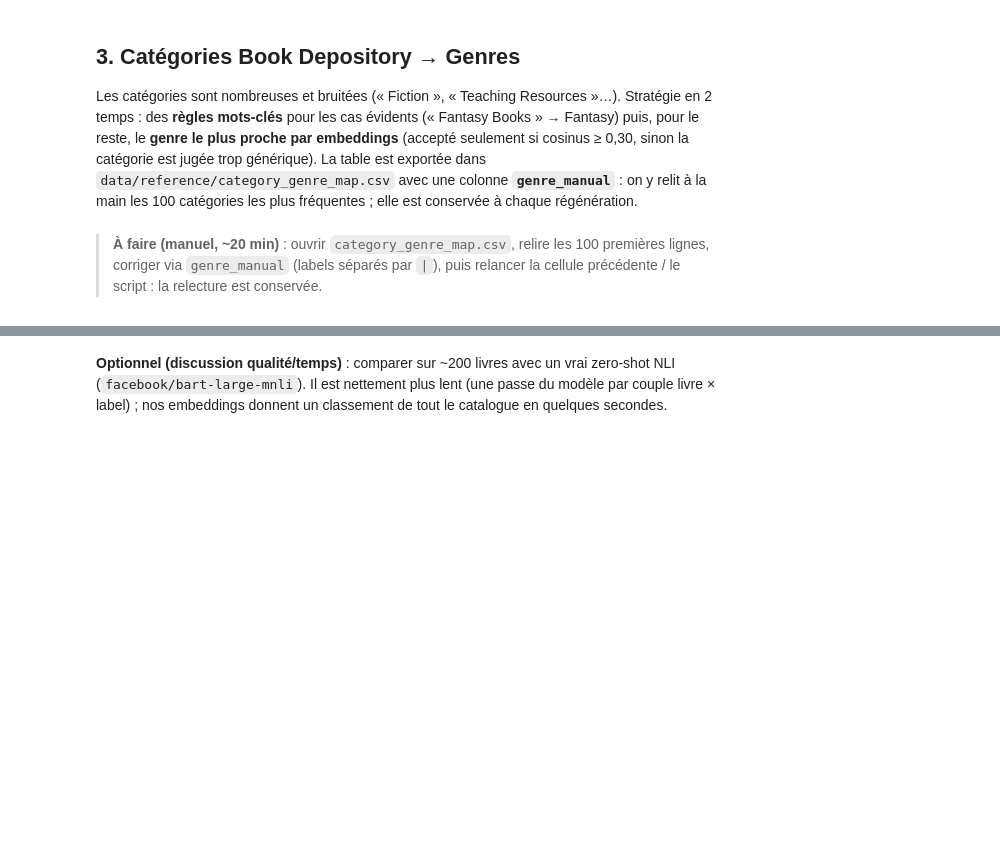
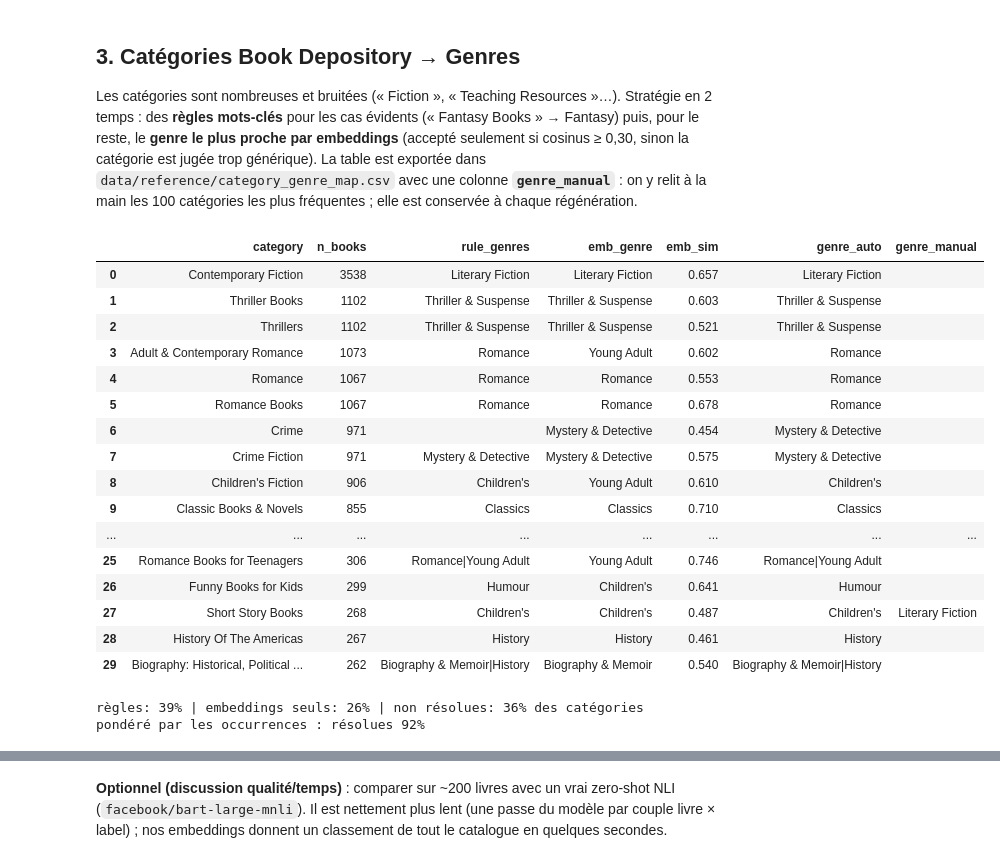
Before and after one commit to Jachriso/GenderBook-Projet-NLP, a Jupyter notebook: notebooks/02_reference_enrichment.ipynb, the cells around one changed output, grey strips where cells are left out. Drawn from its saved outputs; the diff is of its cells as text; code cells hidden in the pictures; blank space fills up the shorter version.

```diff
--- a/notebooks/02_reference_enrichment.ipynb
+++ b/notebooks/02_reference_enrichment.ipynb
@@ -42,9 +57,29 @@ print(book_emb.shape, {b: m.shape for b, (_, m) in enc_blocks.items()})
 Les catégories sont nombreuses et bruitées (« Fiction », « Teaching Resources »…). Stratégie en 2 temps : des **règles mots-clés** pour les cas évidents (« Fantasy Books » → Fantasy) puis, pour le reste, le **genre le plus proche par embeddings** (accepté seulement si cosinus ≥ 0,30, sinon la catégorie est jugée trop générique). La table est exportée dans `data/reference/category_genre_map.csv` avec une colonne **`genre_manual`** : on y relit à la main les 100 catégories les plus fréquentes ; elle est conservée à chaque régénération.
 # %%
 counts = en.category_counts(df)
-cat_map = en.build_category_map(counts, encoder, blocks)
+# On passe le fichier existant pour CONSERVER la colonne genre_manual (corrections faites à la main)
+existing = pd.read_csv(en.CATEGORY_MAP_PATH, keep_default_na=False) if en.CATEGORY_MAP_PATH.exists() else None
+cat_map = en.build_category_map(counts, encoder, blocks, existing)
 cat_map.to_csv(en.CATEGORY_MAP_PATH, index=False)
-cat_map.head(30)[["category", "n_books", "rule_genres", "emb_genre", "emb_sim", "genre_auto"]]
+cat_map.head(30)[["category", "n_books", "rule_genres", "emb_genre", "emb_sim", "genre_auto", "genre_manual"]]
+# %% [output]
+|  | category | n_books | rule_genres | emb_genre | emb_sim | genre_auto | genre_manual |
+| 0 | Contemporary Fiction | 3538 | Literary Fiction | Literary Fiction | 0.657 | Literary Fiction |  |
+| 1 | Thriller Books | 1102 | Thriller & Suspense | Thriller & Suspense | 0.603 | Thriller & Suspense |  |
+| 2 | Thrillers | 1102 | Thriller & Suspense | Thriller & Suspense | 0.521 | Thriller & Suspense |  |
+| 3 | Adult & Contemporary Romance | 1073 | Romance | Young Adult | 0.602 | Romance |  |
+| 4 | Romance | 1067 | Romance | Romance | 0.553 | Romance |  |
+| 5 | Romance Books | 1067 | Romance | Romance | 0.678 | Romance |  |
+| 6 | Crime | 971 |  | Mystery & Detective | 0.454 | Mystery & Detective |  |
+| 7 | Crime Fiction | 971 | Mystery & Detective | Mystery & Detective | 0.575 | Mystery & Detective |  |
+| 8 | Children's Fiction | 906 | Children's | Young Adult | 0.610 | Children's |  |
+| 9 | Classic Books & Novels | 855 | Classics | Classics | 0.710 | Classics |  |
+| ... | ... | ... | ... | ... | ... | ... | ... |
+| 25 | Romance Books for Teenagers | 306 | Romance|Young Adult | Young Adult | 0.746 | Romance|Young Adult |  |
+| 26 | Funny Books for Kids | 299 | Humour | Children's | 0.641 | Humour |  |
+| 27 | Short Story Books | 268 | Children's | Children's | 0.487 | Children's | Literary Fiction |
+| 28 | History Of The Americas | 267 | History | History | 0.461 | History |  |
+| 29 | Biography: Historical, Political ... | 262 | Biography & Memoir|History | Biography & Memoir | 0.540 | Biography & Memoir|History |  |
 # %%
 # Part des catégories (et des occurrences) résolues par règle / par embeddings / non résolues
 has_rule = cat_map["rule_genres"] != ""
@@ -52,8 +87,9 @@ has_auto = cat_map["genre_auto"] != ""
 print(f"règles: {has_rule.mean():.0%} | embeddings seuls: {(~has_rule & has_auto).mean():.0%} | non résolues: {(~has_auto).mean():.0%} des catégories")
 w = cat_map["n_books"]
 print(f"pondéré par les occurrences : résolues {w[has_auto].sum() / w.sum():.0%}")
+# %% [output]
+règles: 39% | embeddings seuls: 26% | non résolues: 36% des catégories
+pondéré par les occurrences : résolues 92%
-# %% [markdown]
-> **À faire (manuel, ~20 min)** : ouvrir `category_genre_map.csv`, relire les 100 premières lignes, corriger via `genre_manual` (labels séparés par `|`), puis relancer la cellule précédente / le script : la relecture est conservée.
 # %%
 genre_labels, genre_emb = enc_blocks["Genre"]
 genres, g_stats = en.assign_genres(df, book_emb, genre_labels, genre_emb, cat_map)
```
Also changed, not shown: parts of 19 cells of this notebook, 2 other files.
